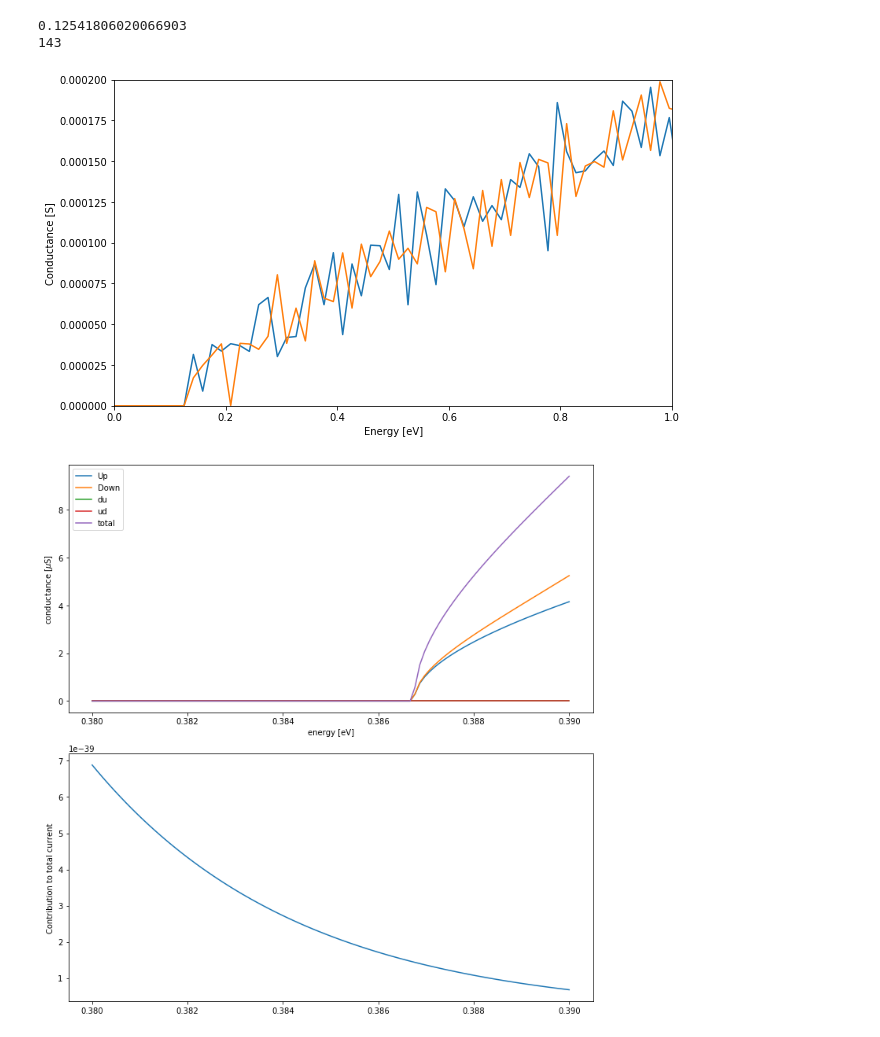
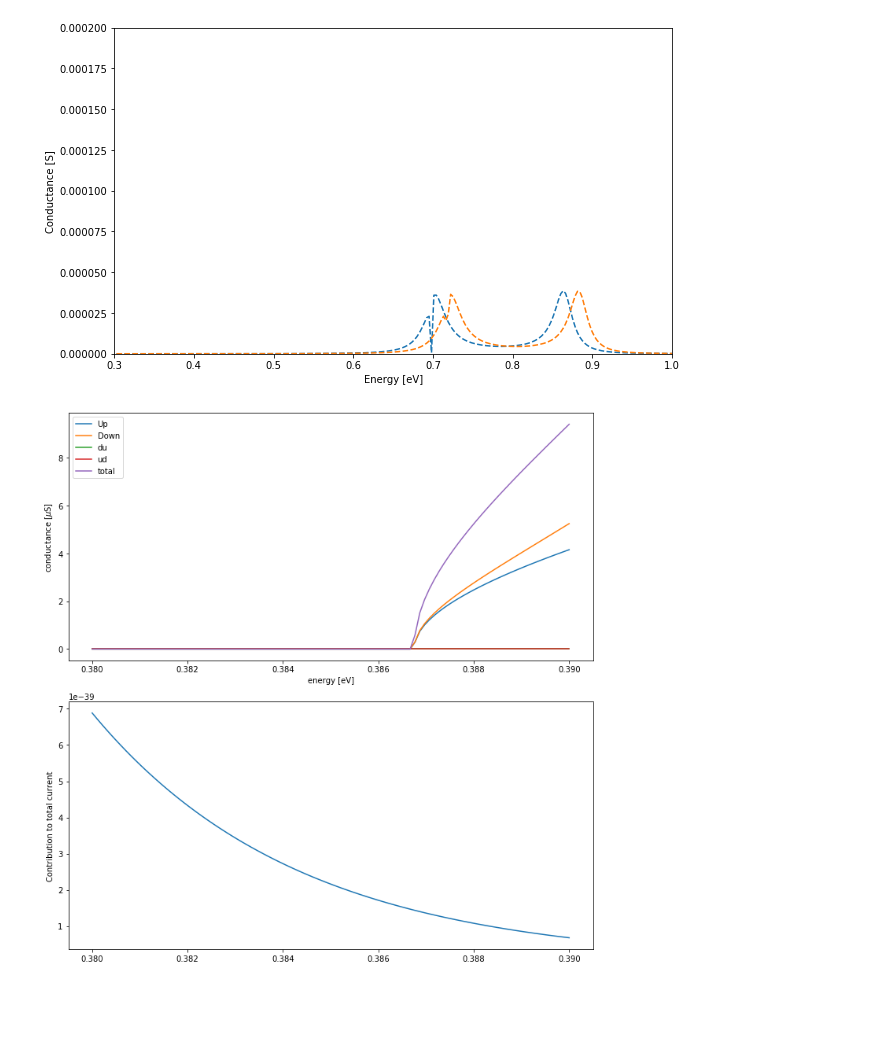
Before and after one commit to paragonal/graphene-quantum-dot, a Jupyter notebook: graphene quantum dot.ipynb, the cells around one changed output. Saved outputs shown, nothing was run; the diff lists cells and outputs as text; code cells hidden in the pictures; blank space fills up the shorter version.

```diff
--- a/graphene quantum dot.ipynb
+++ b/graphene quantum dot.ipynb
@@ -25,10 +25,6 @@ sigma_x = tinyarray.array([[0, 1], [1, 0]])
 sigma_y = tinyarray.array([[0, -1j], [1j, 0]])
 sigma_z = tinyarray.array([[1, 0], [0, -1]])
 
-# h=4.1357e-15 # ev * s
-# hbar = 6.5821e-16 # ev * s
-# q_e = 1
-
 ev_to_j = 1.6e-19
 
 
@@ -52,7 +48,6 @@ def make_system(r, t, tp, left_pot, right_pot, leads, parallel = True, lead_zeem
     def hopy(site1, site2, B):
         x = site1.pos[0]
         return sigma_0 * t * np.exp(1j * B * x * q_e/hbar * a / sqrt(3))
-        # try e / (hbar c)
 
     def hop_right(site1, site2, B):
         x_0 = site1.pos[0]
@@ -97,7 +92,7 @@ def make_system(r, t, tp, left_pot, right_pot, leads, parallel = True, lead_zeem
                 E_z *= -1
             if not lead_zeeman:
                 E_z = 0
-            return pot * sigma_0 + E_z * sigma_z
+            return pot * sigma_0 #+ E_z * sigma_z
 
         lead[lead_lattice.shape(lead_shape, (0, 0))] = lead_potential
 
@@ -190,8 +185,8 @@ v_sd = 5/1000*ev_to_j # ev
 left_pot = v_sd/2
 right_pot = -v_sd/2
 
-syst = make_system(r=50,t=-t, left_pot=left_pot
-                   , right_pot=right_pot, tp=None, leads = True, parallel=True, lead_zeeman=True)
+syst = make_system(r=20,t=-t, left_pot=left_pot
+                   , right_pot=right_pot, tp=None, leads = True, parallel=True, lead_zeeman=False)
 syst = syst.finalized()
 
 def spin_up_map(i):
@@ -214,4 +209,5 @@ kwant.plotter.map(syst, spin_down_map);
 #     spectrum = kwant.kpm.SpectralDensity(syst, rng=0, params=params)
 #     energies, densities = spectrum()
 #     frames.append((E_z, energies, densities))
+kwant.plot(syst, pos_transform= lambda x: x * 1e9);
 # %% [output]
@@ -330,39 +393,35 @@ out = plot_conductance(syst, energies, doping_level+left_pot, doping_level+right
 # %%
-
 plt.figure(figsize=(10,6))
 
 
-out = np.load("data/150_angstroms/5mV_gapless.npy", allow_pickle=True)
+# out = np.load("data/150_angstroms/5mV_gapless.npy", allow_pickle=True)
 E_z = 10/1000 * ev_to_j
+E_z = 0
 current, energies, total, spin_downs, spin_ups = out
-# plt.plot((energies-E_z)/ev_to_j, spin_downs, "--")
-# plt.plot((energies+E_z)/ev_to_j, spin_ups,"--")
+plt.plot((energies-E_z)/ev_to_j, spin_downs, "--")
+plt.plot((energies+E_z)/ev_to_j, spin_ups,"--")
 
 
-out = np.load("data/150_angstroms/5mV_Z10meV.npy", allow_pickle=True)
+# out = np.load("data/150_angstroms/5mV_Z10meV.npy", allow_pickle=True)
+#
+# current, energies, total, spin_downs, spin_ups = out
+# plt.plot(energies/ev_to_j, spin_downs)
+# plt.plot(energies/ev_to_j, spin_ups)
 
-current, energies, total, spin_downs, spin_ups = out
-plt.plot(energies/ev_to_j, spin_downs)
-plt.plot(energies/ev_to_j, spin_ups)
-
-
-
-plt.xlim(0,1)
+plt.xlim(0.3,1)
 plt.ylim(0,2e-4)
 
 plt.xlabel("Energy [eV]")
 plt.ylabel("Conductance [S]")
 plt.savefig("graphs/150 angstrom dot/conductance plot")
 
 for i in range(1,len(energies)):
     if total[-i] == 0:
         print(energies[-i]/ev_to_j)
         print(i)
         break
 # %% [output]
-0.12541806020066903
-143
-[figure, old version]
+[figure, new version]
 # %%
 temp = 50
 doping_level = 0 * ev_to_j
```
Also changed, not shown: parts of 3 cells of this notebook, 1 other file.
